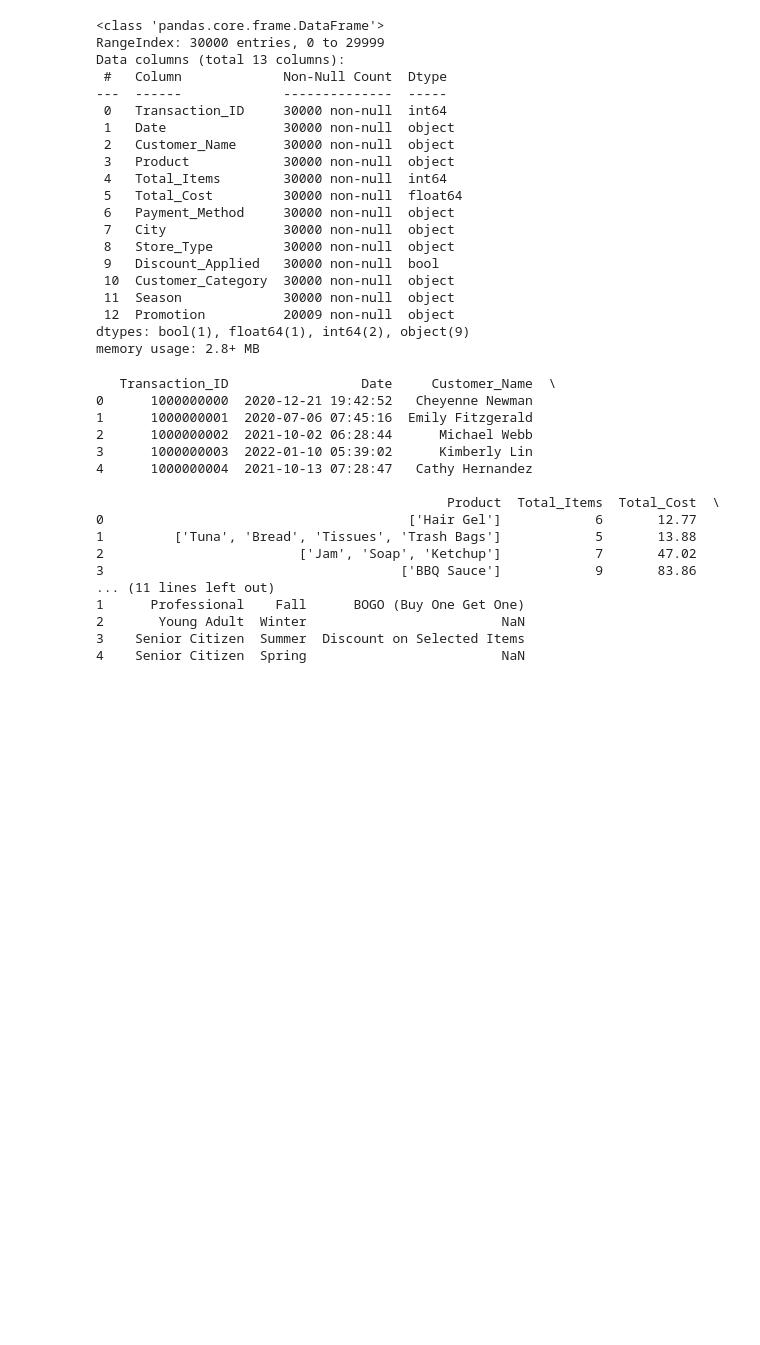
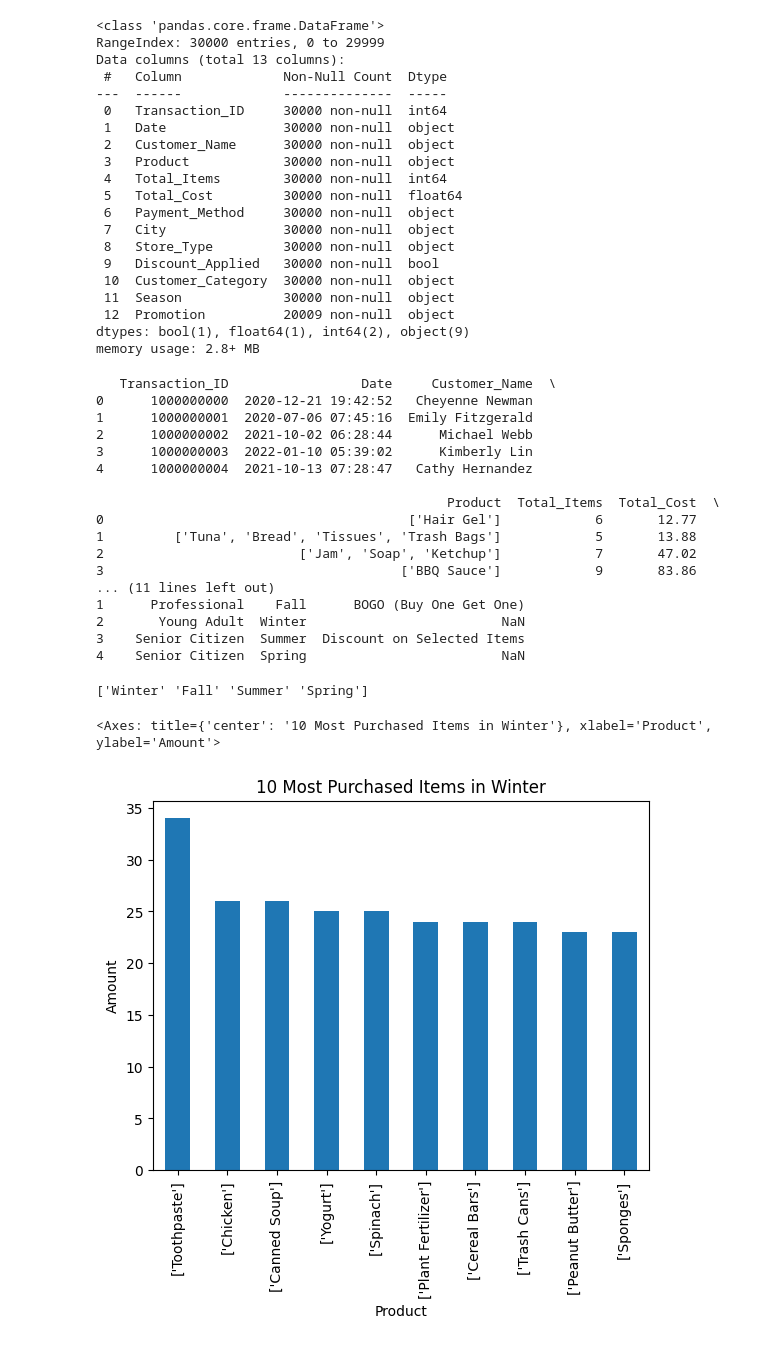
Before and after one commit to d4n4ng2k6/Retail-Transaction, a Jupyter notebook: Analytics.ipynb, the cells around one changed output. Saved outputs shown, nothing was run; the diff lists cells and outputs as text; code cells hidden in the pictures; blank space fills up the shorter version.

Commit message:
Added Product Analysis

```diff
--- a/Analytics.ipynb
+++ b/Analytics.ipynb
@@ -48,3 +48,20 @@ print(df.head())
 2       Young Adult  Winter                         NaN
 3    Senior Citizen  Summer  Discount on Selected Items
 4    Senior Citizen  Spring                         NaN
+# %%
+print(df["Season"].unique())
+# %% [output]
+['Winter' 'Fall' 'Summer' 'Spring']
+# %%
+df_item_perseason = df.groupby("Season")["Product"]
+# %%
+Most_winter = df_item_perseason.get_group("Winter").explode().value_counts().head(10)
+Most_winter.plot(
+    kind="bar",
+    xlabel= "Product",
+    ylabel="Amount",
+    title="10 Most Purchased Items in Winter"
+)
+# %% [output]
+<Axes: title={'center': '10 Most Purchased Items in Winter'}, xlabel='Product', ylabel='Amount'>
+[figure, added]
```
Also changed, not shown: parts of 4 cells of this notebook.
